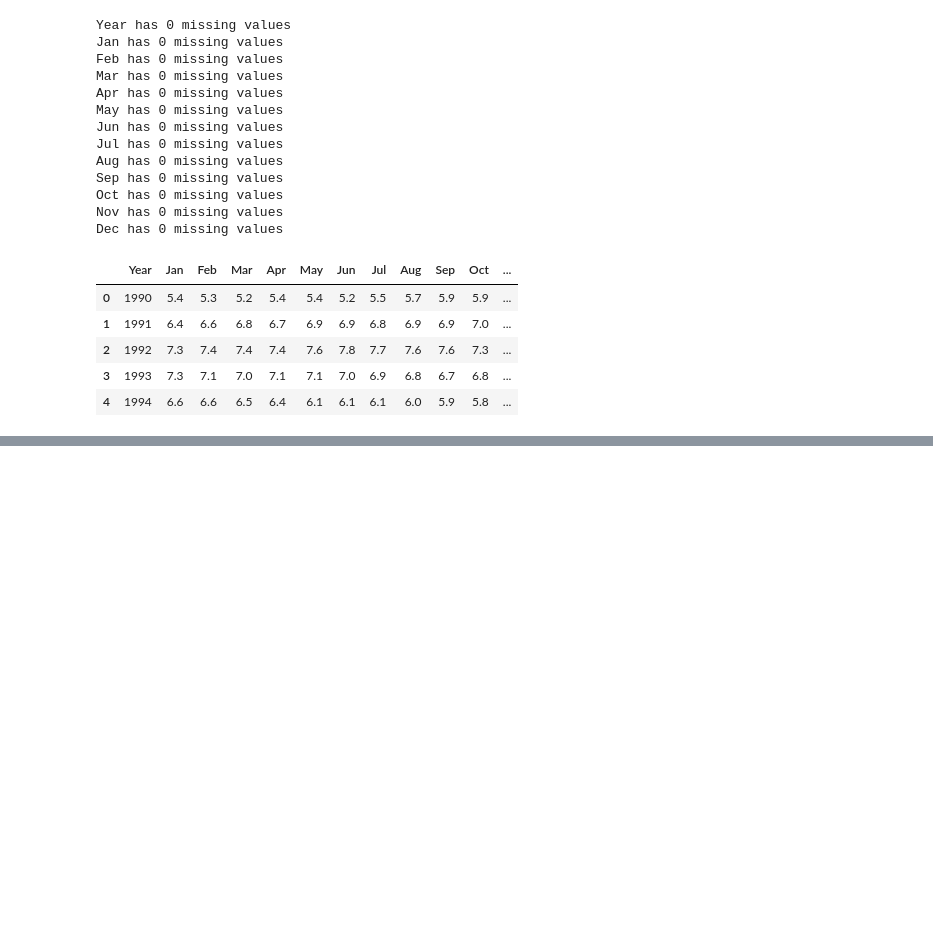
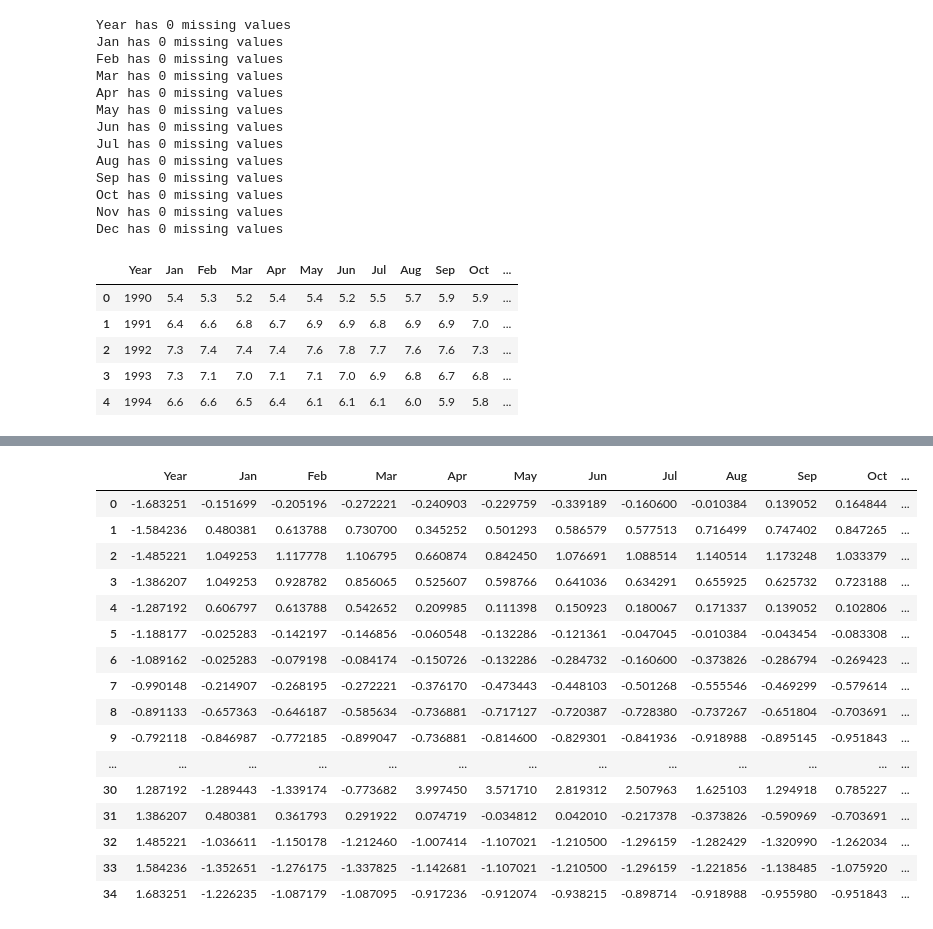
Before and after one commit to INFO-523-F25/final-project-team-5, a Jupyter notebook: main.ipynb, the cells around one changed output, grey strips where cells are left out. Cells and saved outputs as stored; diff of their text form; code cells hidden in the pictures; blank space fills up the shorter version.

Commit message:
added scaler in copied df, this may (tbd) finish issue #16

```diff
--- a/main.ipynb
+++ b/main.ipynb
@@ -263,0 +350,28 @@ plt.show()
+# %%
+# standardizing all variables in a copy, so we can reasign no scaled values as we need them
+unemployment_scaler = StandardScaler()
+scaled_unemployment_data = unemployment_scaler.fit_transform(
+    unemployment.select_dtypes(include='number')
+    )
+scaled_unemployment_data_df = pd.DataFrame(
+    scaled_unemployment_data,
+    columns=unemployment.select_dtypes(include='number').columns)
+scaled_unemployment_data_df
+# %% [output]
+|  | Year | Jan | Feb | Mar | Apr | May | Jun | Jul | Aug | Sep | Oct | ... |
+| 0 | -1.683251 | -0.151699 | -0.205196 | -0.272221 | -0.240903 | -0.229759 | -0.339189 | -0.160600 | -0.010384 | 0.139052 | 0.164844 | ... |
+| 1 | -1.584236 | 0.480381 | 0.613788 | 0.730700 | 0.345252 | 0.501293 | 0.586579 | 0.577513 | 0.716499 | 0.747402 | 0.847265 | ... |
+| 2 | -1.485221 | 1.049253 | 1.117778 | 1.106795 | 0.660874 | 0.842450 | 1.076691 | 1.088514 | 1.140514 | 1.173248 | 1.033379 | ... |
+| 3 | -1.386207 | 1.049253 | 0.928782 | 0.856065 | 0.525607 | 0.598766 | 0.641036 | 0.634291 | 0.655925 | 0.625732 | 0.723188 | ... |
+| 4 | -1.287192 | 0.606797 | 0.613788 | 0.542652 | 0.209985 | 0.111398 | 0.150923 | 0.180067 | 0.171337 | 0.139052 | 0.102806 | ... |
+| 5 | -1.188177 | -0.025283 | -0.142197 | -0.146856 | -0.060548 | -0.132286 | -0.121361 | -0.047045 | -0.010384 | -0.043454 | -0.083308 | ... |
+| 6 | -1.089162 | -0.025283 | -0.079198 | -0.084174 | -0.150726 | -0.132286 | -0.284732 | -0.160600 | -0.373826 | -0.286794 | -0.269423 | ... |
+| 7 | -0.990148 | -0.214907 | -0.268195 | -0.272221 | -0.376170 | -0.473443 | -0.448103 | -0.501268 | -0.555546 | -0.469299 | -0.579614 | ... |
+| 8 | -0.891133 | -0.657363 | -0.646187 | -0.585634 | -0.736881 | -0.717127 | -0.720387 | -0.728380 | -0.737267 | -0.651804 | -0.703691 | ... |
+| 9 | -0.792118 | -0.846987 | -0.772185 | -0.899047 | -0.736881 | -0.814600 | -0.829301 | -0.841936 | -0.918988 | -0.895145 | -0.951843 | ... |
+| ... | ... | ... | ... | ... | ... | ... | ... | ... | ... | ... | ... | ... |
+| 30 | 1.287192 | -1.289443 | -1.339174 | -0.773682 | 3.997450 | 3.571710 | 2.819312 | 2.507963 | 1.625103 | 1.294918 | 0.785227 | ... |
+| 31 | 1.386207 | 0.480381 | 0.361793 | 0.291922 | 0.074719 | -0.034812 | 0.042010 | -0.217378 | -0.373826 | -0.590969 | -0.703691 | ... |
+| 32 | 1.485221 | -1.036611 | -1.150178 | -1.212460 | -1.007414 | -1.107021 | -1.210500 | -1.296159 | -1.282429 | -1.320990 | -1.262034 | ... |
+| 33 | 1.584236 | -1.352651 | -1.276175 | -1.337825 | -1.142681 | -1.107021 | -1.210500 | -1.296159 | -1.221856 | -1.138485 | -1.075920 | ... |
+| 34 | 1.683251 | -1.226235 | -1.087179 | -1.087095 | -0.917236 | -0.912074 | -0.938215 | -0.898714 | -0.918988 | -0.955980 | -0.951843 | ... |
```
Also changed, not shown: parts of 10 cells of this notebook.
